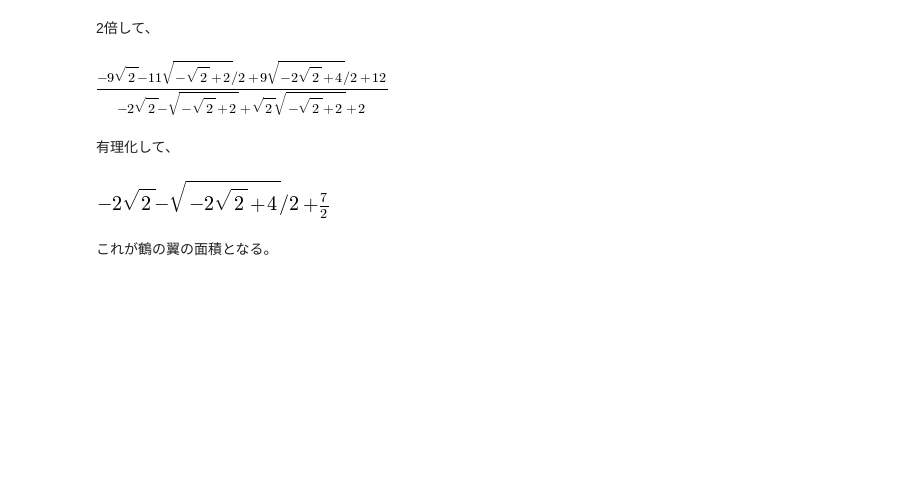
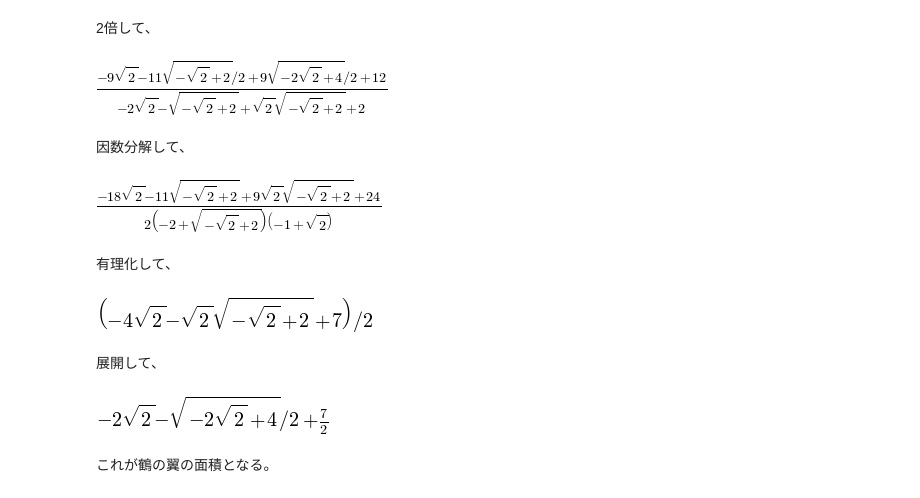
Before and after one commit to aidatorajiro/ipynb-docs, a Jupyter notebook: つるの翼の面積を求めよ/鶴の翼の面積を求めよ.ipynb, the cells around one changed output. Cells and saved outputs as stored; diff of their text form; code cells hidden in the pictures; blank space fills up the shorter version.

```diff
--- a/つるの翼の面積を求めよ/鶴の翼の面積を求めよ.ipynb
+++ b/つるの翼の面積を求めよ/鶴の翼の面積を求めよ.ipynb
@@ -233,8 +237,20 @@ summation
 2*(summation)
 # %% [output]
 [figure]
+# %% [markdown]
+因数分解して、
+# %%
+factor(2*(summation))
+# %% [output]
+[figure, added]
 # %% [markdown]
 有理化して、
+# %%
+radsimp(factor(2*(summation)))
+# %% [output]
+[figure, added]
+# %% [markdown]
+展開して、
 # %%
 simplify(radsimp(factor(2*(summation))))
 # %% [output]
```
Also changed, not shown: parts of 85 cells of this notebook, 1 other file.
